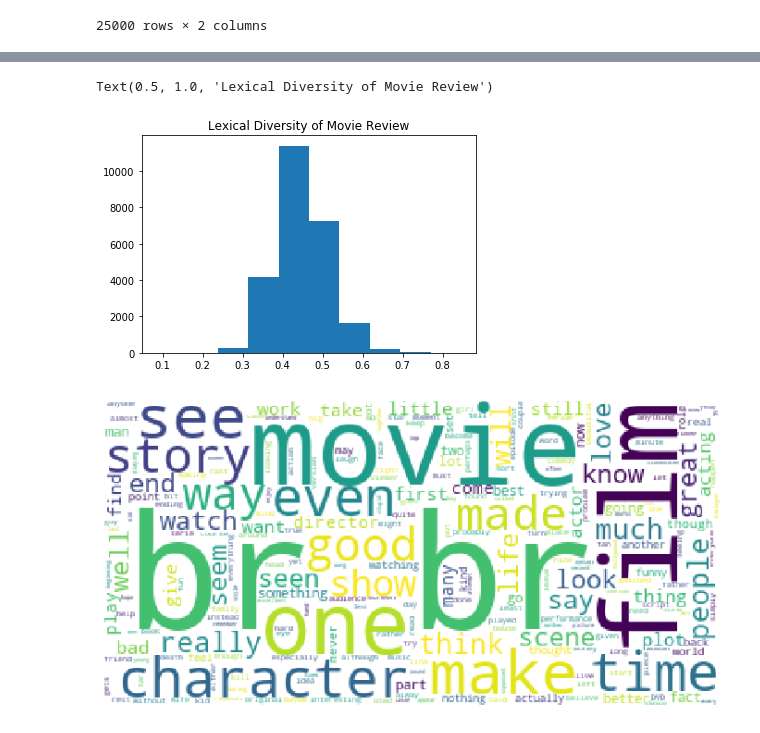
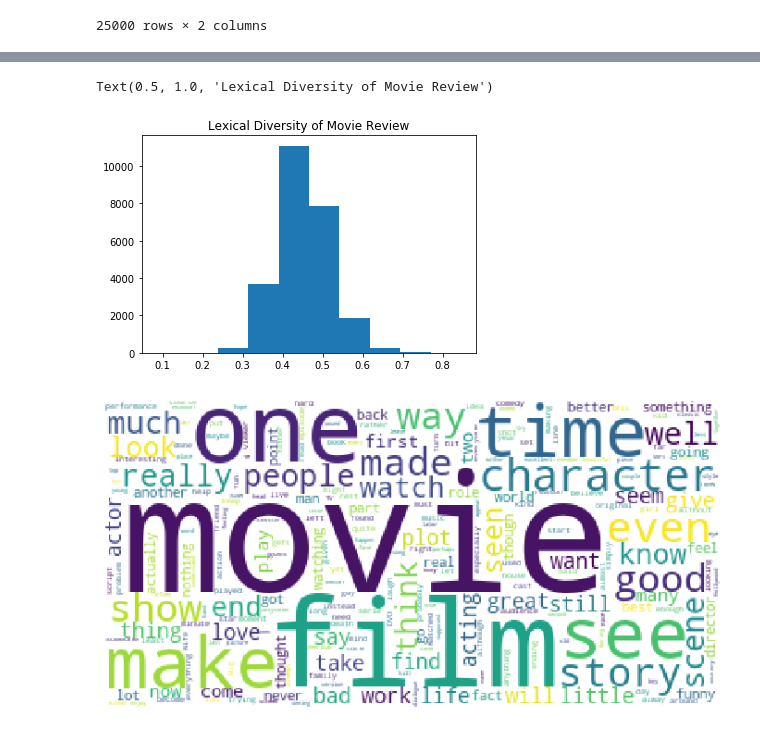
Before and after one commit to ShengyuLi1204/Movie-Review-Sentiment-Analysis, a Jupyter notebook: exploratory data analysis.ipynb, the cells around one changed output, grey strips where cells are left out. Saved outputs shown, nothing was run; the diff lists cells and outputs as text; code cells hidden in the pictures.

```diff
--- a/exploratory data analysis.ipynb
+++ b/exploratory data analysis.ipynb
@@ -37,9 +38,27 @@ train
 | 24998 | Great movie -I loved it. Great ed... | pos |
 | 24999 | Enchanted April is a tone poem, a... | pos |
 25000 rows × 2 columns
+# %%
+def clean_text(text):
+    # Remove url
+    text = re.sub(r'((www\.[^\s]+)|(https?://[^\s]+))', '', text)
+
+    # Remove hashtags
+    # only removing the hash # sign from the word, we believe hashtags contains useful information
+    text = re.sub(r'#', '', text)
+
+    # replace consecutive non-ASCII characters with a space
+    text = re.sub(r'[^\x00-\x7F]+', ' ', text)
+
+    ## Clean the text
+    text = re.sub(r"<br />", " ", text)
+    return text
+# %%
+# clean text
+train['clean text'] = train['review'].apply(clean_text)
 # %%
 # tokenize the review
-train['token'] = train['review'].apply(word_tokenize)\
+train['token'] = train['clean text'].apply(word_tokenize)\
 .apply(lambda x: [item for item in x if item.isalpha()])
 
 # clean the token by stopword removal and stemming
@@ -72,19 +97,19 @@ plt.hist(train['lexical_diversity'])
 plt.title('Lexical Diversity of Movie Review')
 # %% [output]
 Text(0.5, 1.0, 'Lexical Diversity of Movie Review')
-[figure, old version]
+[figure, new version]
 # %%
 # Join the different processed titles together.
-long_string = ','.join(list(train['review'].values))
+long_string = ','.join(list(train['clean text'].values))
 # Create a WordCloud object
-wordcloud = WordCloud(background_color="white", max_words=5000, contour_width=3, contour_color='steelblue')
+wordcloud = WordCloud(background_color="white", max_words=5000, contour_width=5, contour_color='steelblue')
 # Generate a word cloud
 wordcloud.generate(long_string)
 # Visualize the word cloud
 fig = plt.figure(1, figsize=(12, 12))
 plt.axis('off')
 
 plt.imshow(wordcloud)
 plt.show()
 # %% [output]
-[figure, old version]
+[figure, new version]
```
Also changed, not shown: parts of 3 cells of this notebook, 3 other files.
